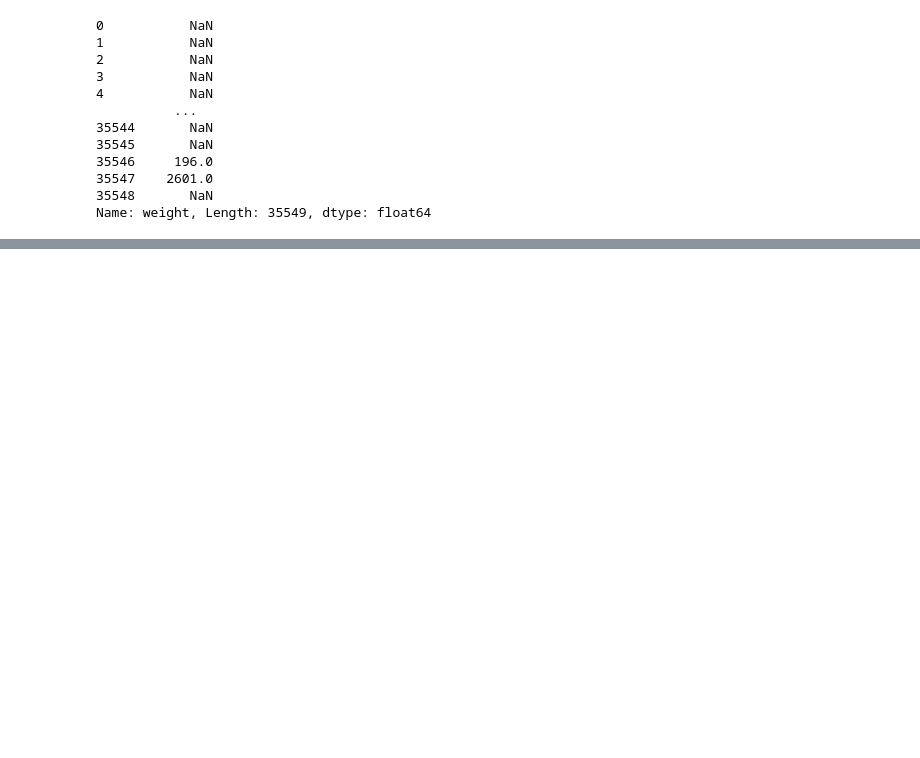
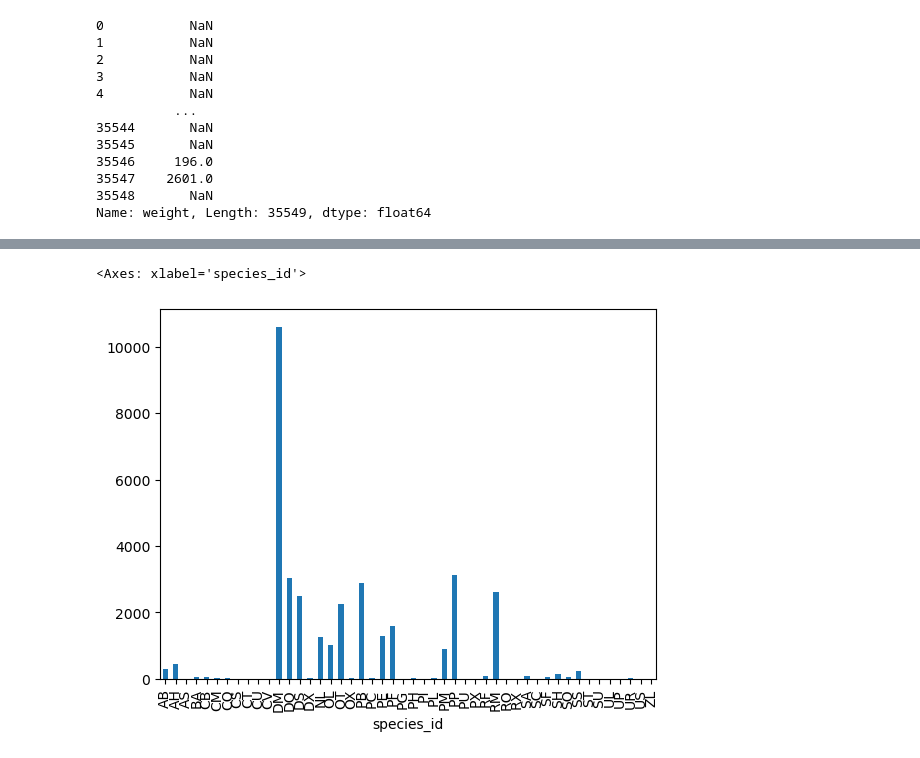
Before and after one commit to amyye04/praccomp2026, a Jupyter notebook: praccomp2026.ipynb, the cells around one changed output, grey strips where cells are left out. Saved outputs shown, nothing was run; the diff lists cells and outputs as text; code cells hidden in the pictures; blank space fills up the shorter version.

```diff
--- a/praccomp2026.ipynb
+++ b/praccomp2026.ipynb
@@ -186,0 +370,7 @@ Name: weight, Length: 35549, dtype: float64
+# %%
+species_counts = surveys_df.groupby('species_id')['record_id'].count()
+
+species_counts.plot(kind='bar')
+# %% [output]
+<Axes: xlabel='species_id'>
+[figure, added]
```
Also changed, not shown: parts of 21 cells of this notebook.
